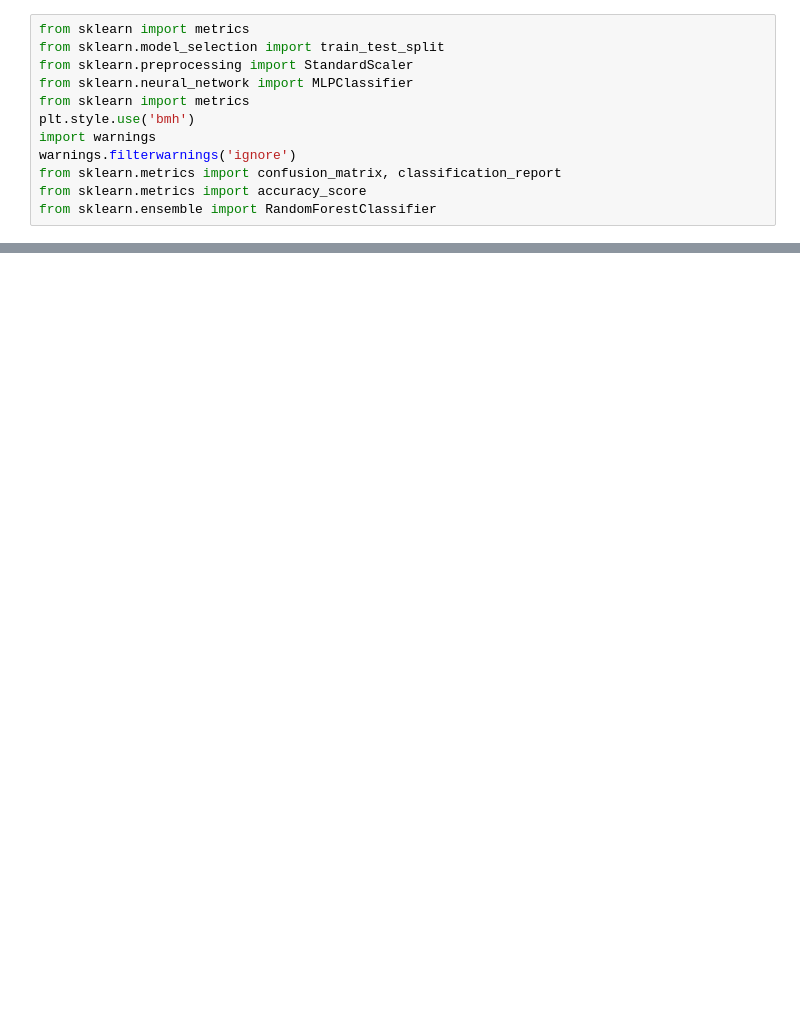
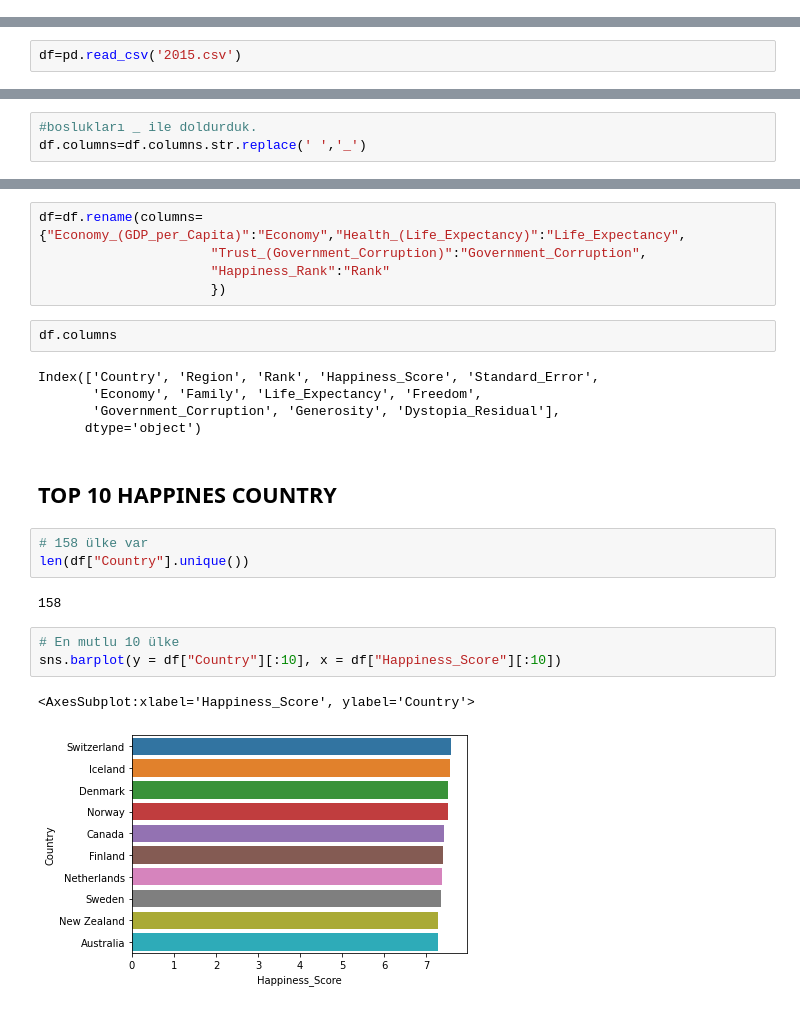
Before and after one commit to saerosef/Happiness-Report, a Jupyter notebook: HappinessAnalysis.ipynb, the cells around one changed output, grey strips where cells are left out. Drawn from its saved outputs; the diff is of its cells as text; blank space fills up the shorter version.

```diff
--- a/HappinessAnalysis.ipynb
+++ b/HappinessAnalysis.ipynb
@@ -508,12 +0,0 @@ X_train, X_test, y_train, y_test = train_test_split(
-# %%
-from sklearn import metrics
-from sklearn.model_selection import train_test_split
-from sklearn.preprocessing import StandardScaler
-from sklearn.neural_network import MLPClassifier
-from sklearn import metrics
-plt.style.use('bmh')
-import warnings
-warnings.filterwarnings('ignore')
-from sklearn.metrics import confusion_matrix, classification_report
-from sklearn.metrics import accuracy_score
-from sklearn.ensemble import RandomForestClassifier
@@ -594,0 +7,2 @@ Sınıflandırma Raporu
+# %%
+df=pd.read_csv('2015.csv')
@@ -594,0 +31,3 @@ Sınıflandırma Raporu
+# %%
+#boslukları _ ile doldurduk.
+df.columns=df.columns.str.replace(' ','_')
@@ -594,0 +81,25 @@ Sınıflandırma Raporu
+# %%
+df=df.rename(columns={"Economy_(GDP_per_Capita)":"Economy","Health_(Life_Expectancy)":"Life_Expectancy",
+                      "Trust_(Government_Corruption)":"Government_Corruption",
+                      "Happiness_Rank":"Rank"
+                      })
+# %%
+df.columns
+# %% [output]
+Index(['Country', 'Region', 'Rank', 'Happiness_Score', 'Standard_Error',
+       'Economy', 'Family', 'Life_Expectancy', 'Freedom',
+       'Government_Corruption', 'Generosity', 'Dystopia_Residual'],
+      dtype='object')
+# %% [markdown]
+## TOP 10 HAPPINES COUNTRY
+# %%
+# 158 ülke var
+len(df["Country"].unique())
+# %% [output]
+158
+# %%
+# En mutlu 10 ülke
+sns.barplot(y = df["Country"][:10], x = df["Happiness_Score"][:10])
+# %% [output]
+<AxesSubplot:xlabel='Happiness_Score', ylabel='Country'>
+[figure, added]
```
Also changed, not shown: parts of 117 cells of this notebook.
